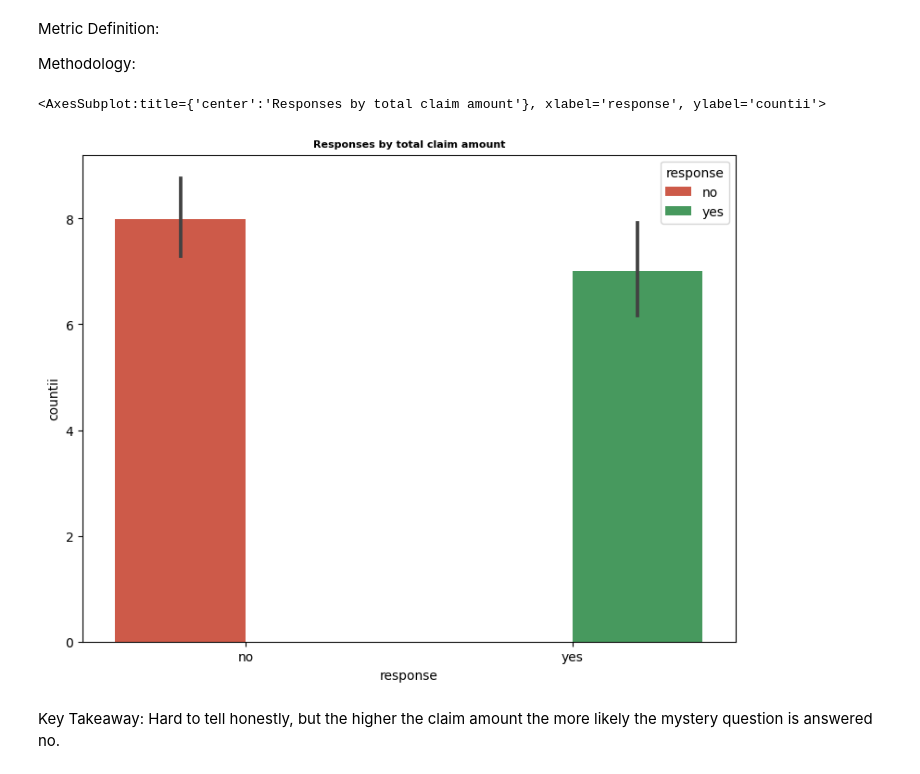
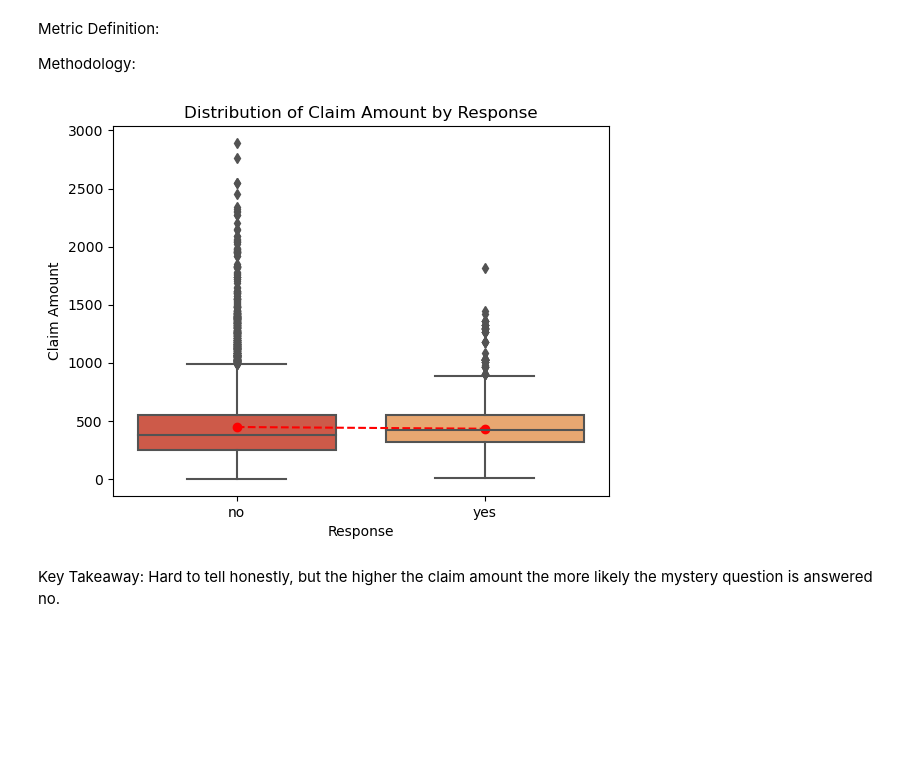
Before and after one commit to mathildemariemonge/IronMathildeLabs, a Jupyter notebook: Week 2/Cars Insurance/Car Insurance EDA_Thursday Lab_MMM.ipynb, the cells around one changed output. Cells and saved outputs as stored; diff of their text form; code cells hidden in the pictures; blank space fills up the shorter version.

```diff
--- a/Week 2/Cars Insurance/Car Insurance EDA_Thursday Lab_MMM.ipynb
+++ b/Week 2/Cars Insurance/Car Insurance EDA_Thursday Lab_MMM.ipynb
@@ -90,23 +90,22 @@ Key Takeaway: Agents are able to collect more information than any other sales c
 Metric Definition:
 
 Methodology:
-# %%
-#plot
-
-response_total_claim = customer_df.groupby(['response','total_claim_amount'])['response'].count().rename('countii').reset_index()
-response_total_claim
-sns.set_palette('RdYlGn')
-palette_response = {"yes": "C5", "no": "C0"}
-plt.figure(figsize=(20,15))
-plt.subplot(2,2,1)
-
-plt.title('Responses by total claim amount', size='8', fontweight='bold')
-
-
-sns.barplot(x = response_total_claim['response'],y = response_total_claim['countii'], hue = response_total_claim['response'], palette=palette_response)
-# %% [output]
-<AxesSubplot:title={'center':'Responses by total claim amount'}, xlabel='response', ylabel='countii'>
-[figure, removed]
+# %%
+yes_mean = customer_df[customer_df['response']=='yes']['total_claim_amount'].mean()
+no_mean = customer_df[customer_df['response']=='no']['total_claim_amount'].mean()
+
+
+sns.boxplot(data=customer_df, x='response', y='total_claim_amount')
+plt.plot([0, 1], [yes_mean, no_mean], marker='o', linestyle='--', color='red')
+
+
+plt.title('Distribution of Claim Amount by Response')
+plt.xlabel('Response')
+plt.ylabel('Claim Amount')
+
+plt.show()
+# %% [output]
+[figure, added]
 # %% [markdown]
 Key Takeaway: Hard to tell honestly, but the higher the claim amount the more likely the mystery question is answered no.
 # %% [markdown]
```
